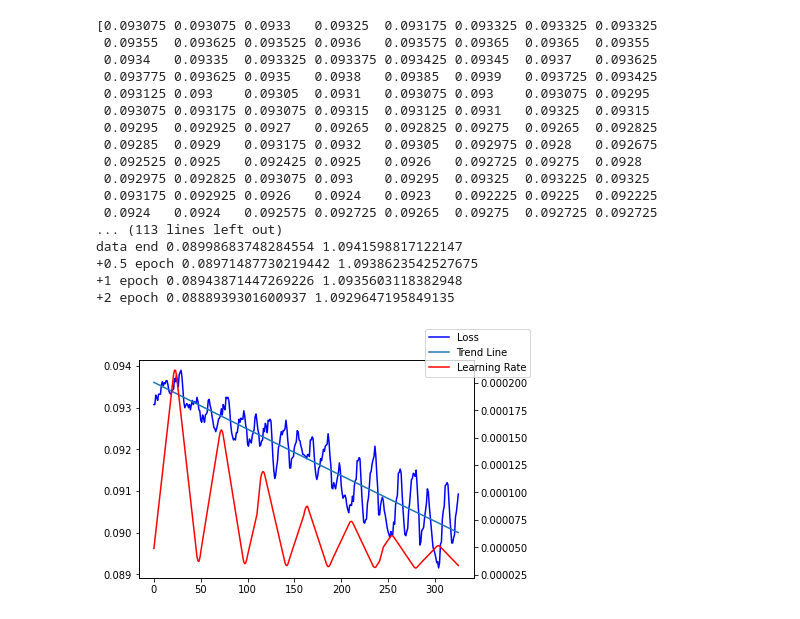
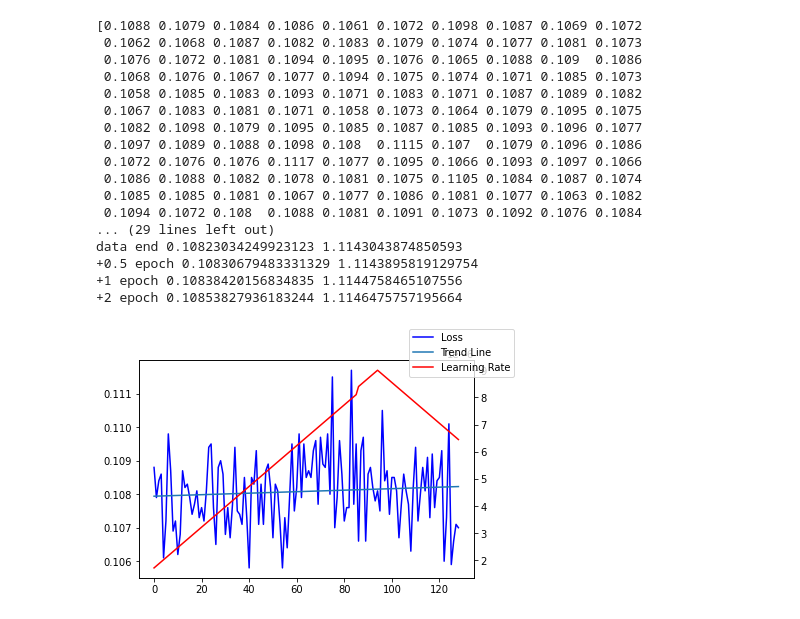
Before and after one commit to BenjaminRSergent/stable-disco-prompt-generator, a Jupyter notebook: notebooks/stable_disco/data_collection/scratch_viz.ipynb, the cells around one changed output. Saved outputs shown, nothing was run; the diff lists cells and outputs as text; code cells hidden in the pictures.

```diff
--- a/notebooks/stable_disco/data_collection/scratch_viz.ipynb
+++ b/notebooks/stable_disco/data_collection/scratch_viz.ipynb
@@ -733,11 +377,14 @@ def smooth(data, window_width):
     ret = np.cumsum(np.insert(data, 0, 0))
     return (ret[window_width:] - ret[:-window_width]) / window_width
 
-smooth_window = 4
+smooth_window = 1
 
-start_idx = 0
-smooth_loss = smooth(losses[start_idx:], smooth_window)
-smooth_learning = smooth(learning_rates[start_idx:], smooth_window)
+start_idx = 2
+end_idx = len(losses)
+end_idx -= 20
+
+smooth_loss = smooth(losses[start_idx:end_idx], smooth_window)
+smooth_learning = smooth(learning_rates[start_idx:end_idx], smooth_window)
 
 x_vals = np.arange(0, len(smooth_loss))
 a, y = np.polyfit(x_vals, np.log(smooth_loss), 1)
@@ -752,49 +399,49 @@ y_vals = predicted_value(x_vals, a, y)
 
 fig, ax1 = plt.subplots()
 ax2 = ax1.twinx()
 
 ax1.plot(smooth_loss, label="Loss", color="blue")
 ax1.plot(x_vals, y_vals, label="Trend Line")
 ax2.plot(smooth_learning, label="Learning Rate", color="red")
 
 fig.legend()
 fig.show()
 
 print(f"y = {a}x + {y}")
 
 future = predicted_value(0, a, y)
 print("data start", future, np.exp(future))
 
 future = predicted_value(len(smooth_loss), a, y)
 print("data end", future, np.exp(future))
 
-total_batches = 25232
+total_batches = 34200
 print_rate = 500
 one_epoch = total_batches/print_rate
 future = predicted_value(len(smooth_loss) + one_epoch//2, a, y)
 print("+0.5 epoch", future, np.exp(future))
 
 future = predicted_value(len(smooth_loss) + one_epoch, a, y)
 print("+1 epoch", future, np.exp(future))
 
 future = predicted_value(len(smooth_loss) + one_epoch*2, a, y)
 print("+2 epoch", future, np.exp(future))
 # %% [output]
-[0.093075 0.093075 0.0933   0.09325  0.093175 0.093325 0.093325 0.093325
- 0.09355  0.093625 0.093525 0.0936   0.093575 0.09365  0.09365  0.09355
- 0.0934   0.09335  0.093325 0.093375 0.093425 0.09345  0.0937   0.093625
- 0.093775 0.093625 0.0935   0.0938   0.09385  0.0939   0.093725 0.093425
- 0.093125 0.093    0.09305  0.0931   0.093075 0.093    0.093075 0.09295
- 0.093075 0.093175 0.093075 0.09315  0.093125 0.0931   0.09325  0.09315
- 0.09295  0.092925 0.0927   0.09265  0.092825 0.09275  0.09265  0.092825
- 0.09285  0.0929   0.093175 0.0932   0.09305  0.092975 0.0928   0.092675
- 0.092525 0.0925   0.092425 0.0925   0.0926   0.092725 0.09275  0.0928
- 0.092975 0.092825 0.093075 0.093    0.09295  0.09325  0.093225 0.09325
- 0.093175 0.092925 0.0926   0.0924   0.0923   0.092225 0.09225  0.092225
- 0.0924   0.0924   0.092575 0.092725 0.09265  0.09275  0.092725 0.092725
-... (113 lines left out)
-data end 0.08998683748284554 1.0941598817122147
-+0.5 epoch 0.08971487730219442 1.0938623542527675
-+1 epoch 0.08943871447269226 1.0935603118382948
-+2 epoch 0.0888939301600937 1.0929647195849135
+[0.1088 0.1079 0.1084 0.1086 0.1061 0.1072 0.1098 0.1087 0.1069 0.1072
+ 0.1062 0.1068 0.1087 0.1082 0.1083 0.1079 0.1074 0.1077 0.1081 0.1073
+ 0.1076 0.1072 0.1081 0.1094 0.1095 0.1076 0.1065 0.1088 0.109  0.1086
+ 0.1068 0.1076 0.1067 0.1077 0.1094 0.1075 0.1074 0.1071 0.1085 0.1073
+ 0.1058 0.1085 0.1083 0.1093 0.1071 0.1083 0.1071 0.1087 0.1089 0.1082
+ 0.1067 0.1083 0.1081 0.1071 0.1058 0.1073 0.1064 0.1079 0.1095 0.1075
+ 0.1082 0.1098 0.1079 0.1095 0.1085 0.1087 0.1085 0.1093 0.1096 0.1077
+ 0.1097 0.1089 0.1088 0.1098 0.108  0.1115 0.107  0.1079 0.1096 0.1086
+ 0.1072 0.1076 0.1076 0.1117 0.1077 0.1095 0.1066 0.1093 0.1097 0.1066
+ 0.1086 0.1088 0.1082 0.1078 0.1081 0.1075 0.1105 0.1084 0.1087 0.1074
+ 0.1085 0.1085 0.1081 0.1067 0.1077 0.1086 0.1081 0.1077 0.1063 0.1082
+ 0.1094 0.1072 0.108  0.1088 0.1081 0.1091 0.1073 0.1092 0.1076 0.1084
+... (29 lines left out)
+data end 0.10823034249923123 1.1143043874850593
++0.5 epoch 0.10830679483331329 1.1143895819129754
++1 epoch 0.10838420156834835 1.1144758465107556
++2 epoch 0.10853827936183244 1.1146475757195664
-[figure, old version]
+[figure, new version]
```
Also changed, not shown: parts of 1 cell of this notebook, 10 other files.
